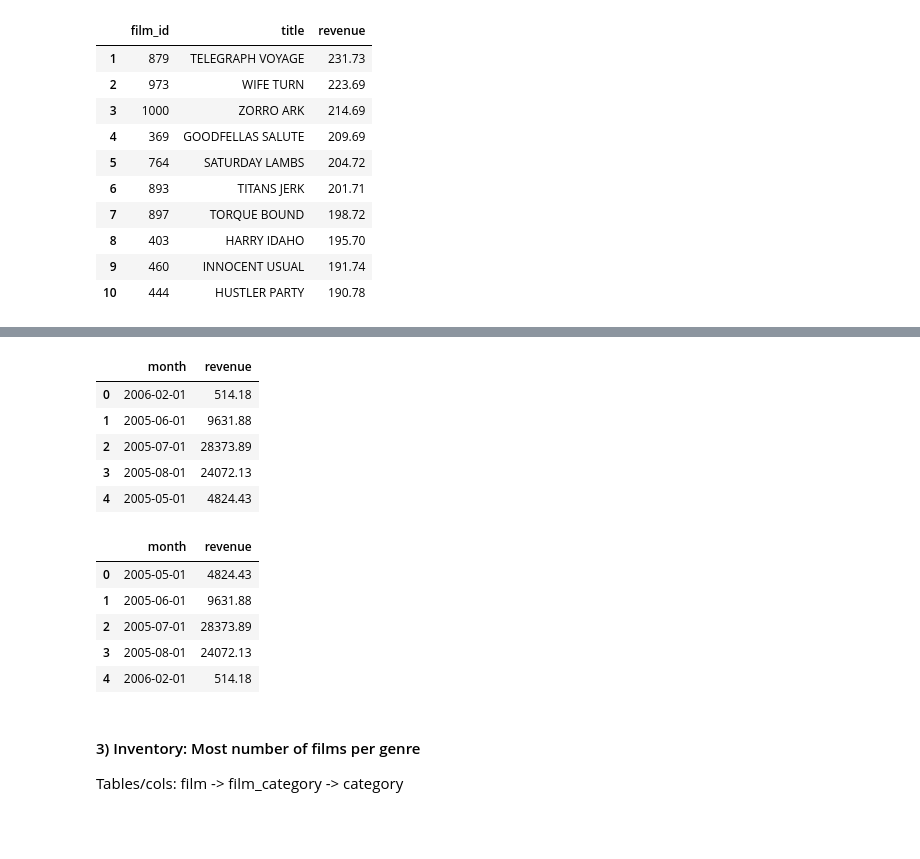
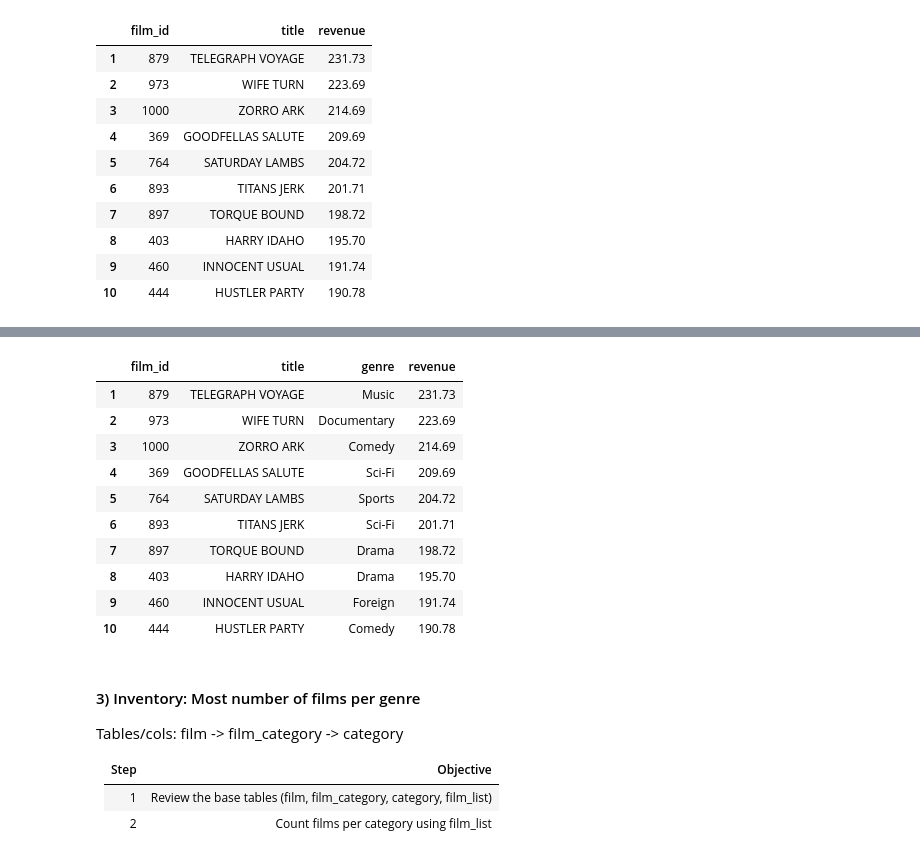
Before and after one commit to Akina-Aoki/sql_lab1_aira_franco, a Jupyter notebook: duckdb_pandas.ipynb, the cells around one changed output, grey strips where cells are left out. Drawn from its saved outputs; the diff is of its cells as text; code cells hidden in the pictures; blank space fills up the shorter version.

Commit message:
Query of additional EDAs 3) Inventory number of genres 4) Ranking of revenue generating genres

```diff
--- a/duckdb_pandas.ipynb
+++ b/duckdb_pandas.ipynb
@@ -859,35 +893,40 @@ LIMIT 10;
-# %%
-# Phase 3: Aggregate revenue by month
-
-duckdb.sql("""
-SELECT
-  DATE_TRUNC('month', payment_date) AS month,
-  SUM(amount) AS revenue
-FROM payment
-GROUP BY month;
-                """).df()
-# %% [output]
-|  | month | revenue |
-| 0 | 2006-02-01 | 514.18 |
-| 1 | 2005-06-01 | 9631.88 |
-| 2 | 2005-07-01 | 28373.89 |
-| 3 | 2005-08-01 | 24072.13 |
-| 4 | 2005-05-01 | 4824.43 |
-# %%
-# Phase 4: Final ordered time series
-duckdb.sql("""
-SELECT DATE_TRUNC('month', payment_date) AS month, SUM(amount) AS revenue
-FROM payment
-GROUP BY month
-ORDER BY month;
-""").df()
-# %% [output]
-|  | month | revenue |
-| 0 | 2005-05-01 | 4824.43 |
-| 1 | 2005-06-01 | 9631.88 |
-| 2 | 2005-07-01 | 28373.89 |
-| 3 | 2005-08-01 | 24072.13 |
-| 4 | 2006-02-01 | 514.18 |
+# %%
+# Top 10 revenue-generating films with genre
+top_10_revenue_with_genre = duckdb.sql("""
+SELECT
+  f.film_id,
+  f.title,
+  c.name AS genre,
+  ROUND(SUM(p.amount), 2) AS revenue
+FROM payment p
+JOIN rental r        ON p.rental_id   = r.rental_id
+JOIN inventory i     ON r.inventory_id = i.inventory_id
+JOIN film f          ON i.film_id     = f.film_id
+JOIN film_category fc ON fc.film_id    = f.film_id
+JOIN category c       ON c.category_id = fc.category_id
+GROUP BY f.film_id, f.title, c.name
+ORDER BY revenue DESC, f.title ASC
+LIMIT 10;
+""").df()
+top_10_revenue_with_genre.index = range(1, len(top_10_revenue_with_genre) + 1)
+top_10_revenue_with_genre
+# %% [output]
+|  | film_id | title | genre | revenue |
+| 1 | 879 | TELEGRAPH VOYAGE | Music | 231.73 |
+| 2 | 973 | WIFE TURN | Documentary | 223.69 |
+| 3 | 1000 | ZORRO ARK | Comedy | 214.69 |
+| 4 | 369 | GOODFELLAS SALUTE | Sci-Fi | 209.69 |
+| 5 | 764 | SATURDAY LAMBS | Sports | 204.72 |
+| 6 | 893 | TITANS JERK | Sci-Fi | 201.71 |
+| 7 | 897 | TORQUE BOUND | Drama | 198.72 |
+| 8 | 403 | HARRY IDAHO | Drama | 195.70 |
+| 9 | 460 | INNOCENT USUAL | Foreign | 191.74 |
+| 10 | 444 | HUSTLER PARTY | Comedy | 190.78 |
 # %% [markdown]
 #### 3) Inventory: Most number of films per genre
 Tables/cols: film -> film_category -> category
+
+| Step | Objective                                                         |
+|------|-------------------------------------------------------------------|
+| 1    | Review the base tables (film, film_category, category, film_list) |
+| 2    | Count films per category using film_list                          |
```
Also changed, not shown: parts of 26 cells of this notebook.
